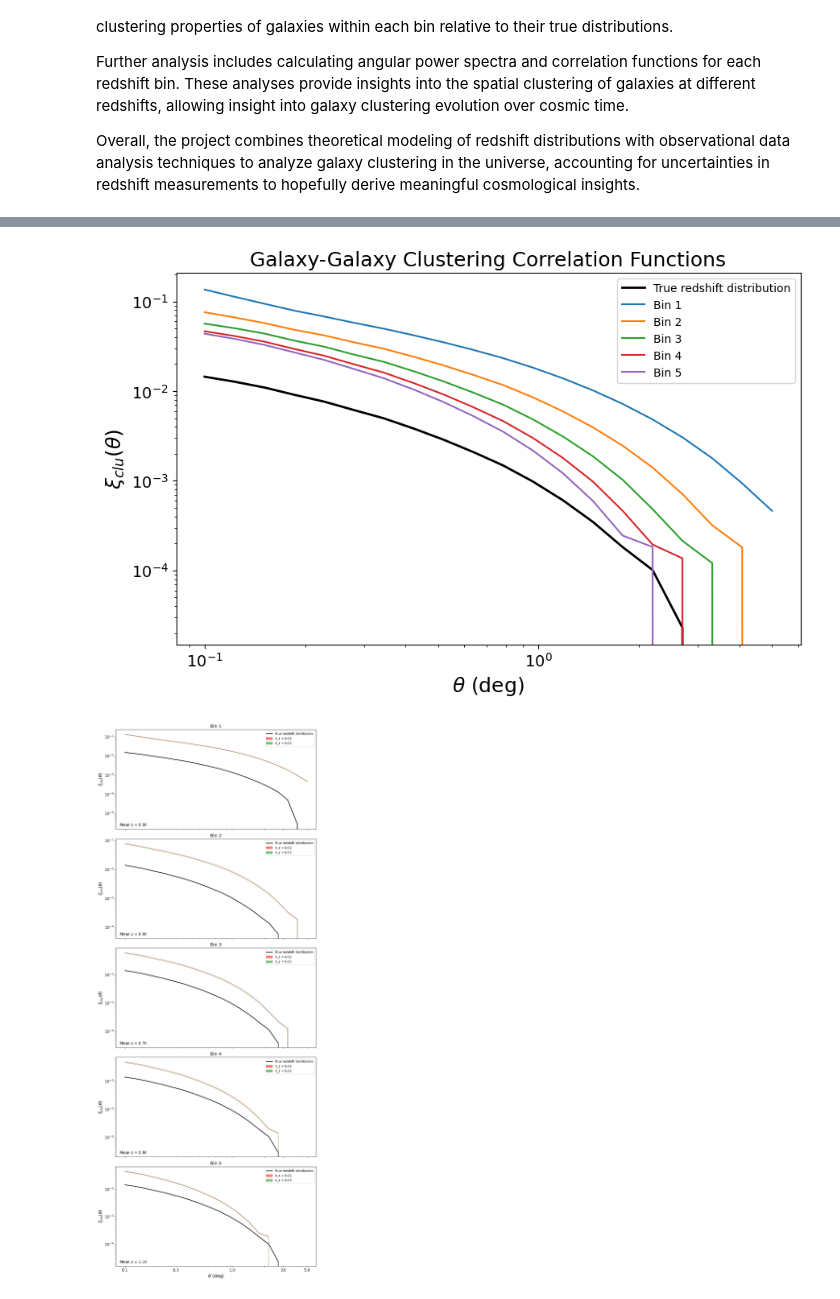
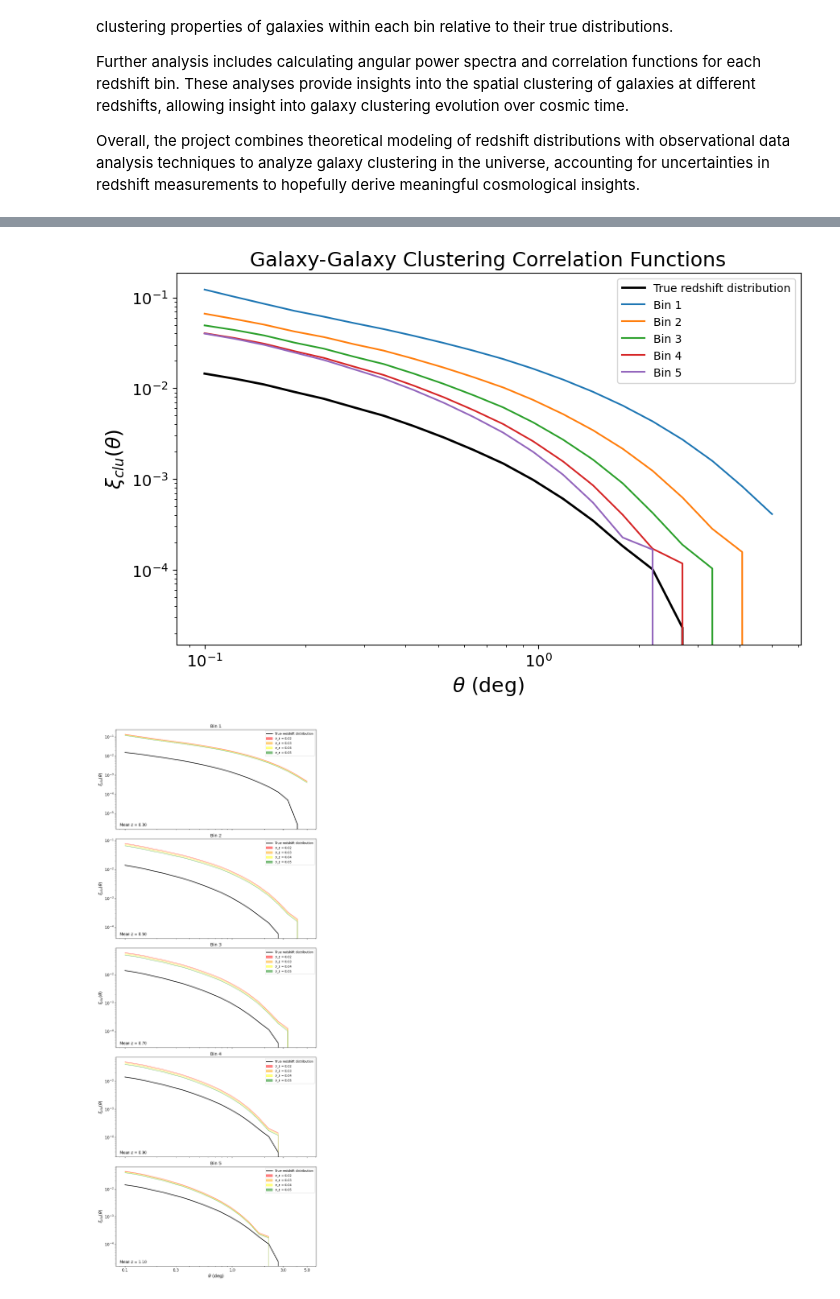
Before and after one commit to clayedw/RET-2024, a Jupyter notebook: binning_with_gaussian.ipynb, the cells around one changed output, grey strips where cells are left out. Drawn from its saved outputs; the diff is of its cells as text; code cells hidden in the pictures.

Commit message:
removed a unnecessary variable, "sigma_labels" and adjusted the output graphs for a different sigma value.

```diff
--- a/binning_with_gaussian.ipynb
+++ b/binning_with_gaussian.ipynb
@@ -181,7 +181,7 @@ plt.show()
 
 # Define the bin edges and sigma (uncertainty)
 bin_edges = np.linspace(0.2, 1.2, 6)
-sigma_values = [0.02, 0.03]  # Different photometric redshift uncertainties
+sigma_values = [0.02, 0.03, 0.04, 0.05]  # Different photometric redshift uncertainties
 
 # Instantiate the RedshiftBinning class and bin the data
 correlations = []
@@ -216,7 +216,7 @@ for sigma_z in sigma_values:
     correlations.append(xi_clu_per_sigma)
 
 # Choose the sigma_z value to use for labeling
-sigma_z_to_label = sigma_values[0]  # Change this to reflect the actual sigma value used
+sigma_z_to_label = sigma_values[1]  # Change this to reflect the actual sigma value used
 
 # Plot the angular power spectra
 plt.figure(figsize=(10, 6))
@@ -274,8 +274,7 @@ fig, axs = plt.subplots(len(bin_edges) - 1, 1, figsize=(10, (len(bin_edges) - 1)
 if len(bin_edges) - 1 == 1:
     axs = [axs]  # Ensure axs is iterable when there's only one subplot
 
-colors = ['red', 'green', 'blue']
-sigma_labels = [0.02, 0.03, 0.05]
+colors = ['red', 'orange', 'yellow', 'green', 'blue', 'indigo']
 
 for i in range(len(bin_edges) - 1):
     mean_z = 0.5 * (bin_edges[i] + bin_edges[i + 1])
@@ -317,2 +316,2 @@ plt.show()
-[figure, old version]
+[figure, new version]
-[figure, old version]
+[figure, new version]
```
Also changed, not shown: parts of 1 cell of this notebook.
